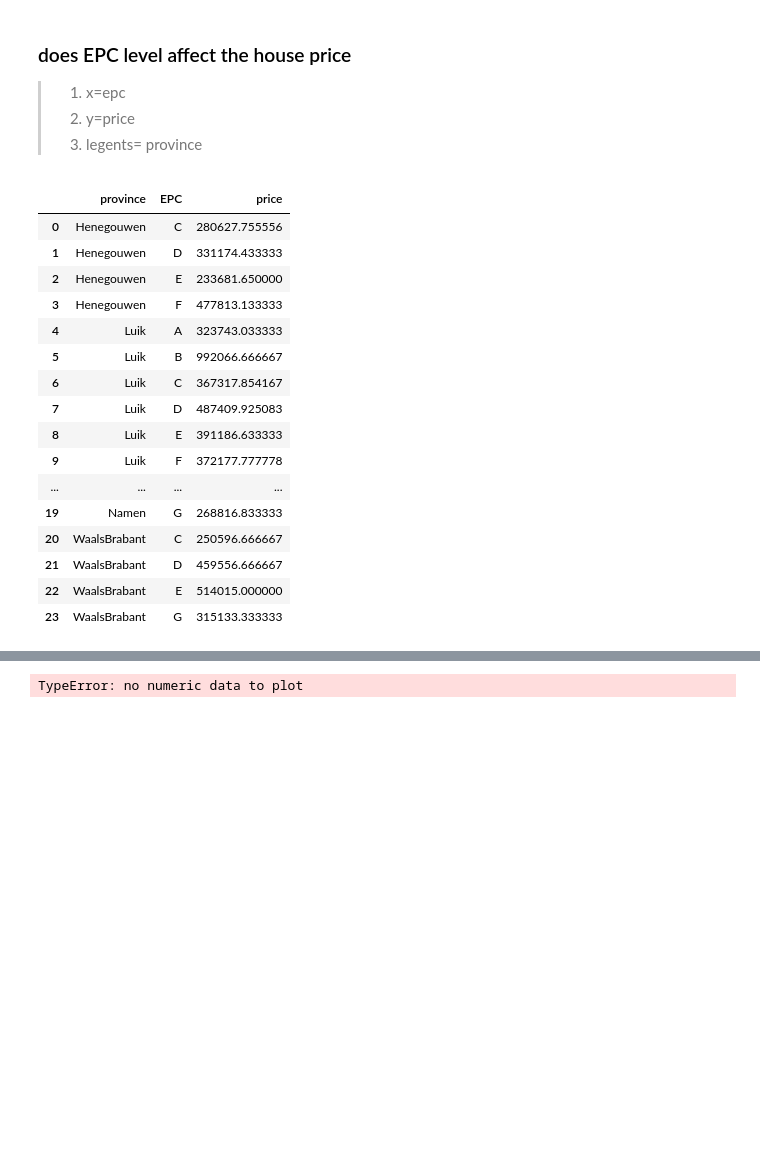
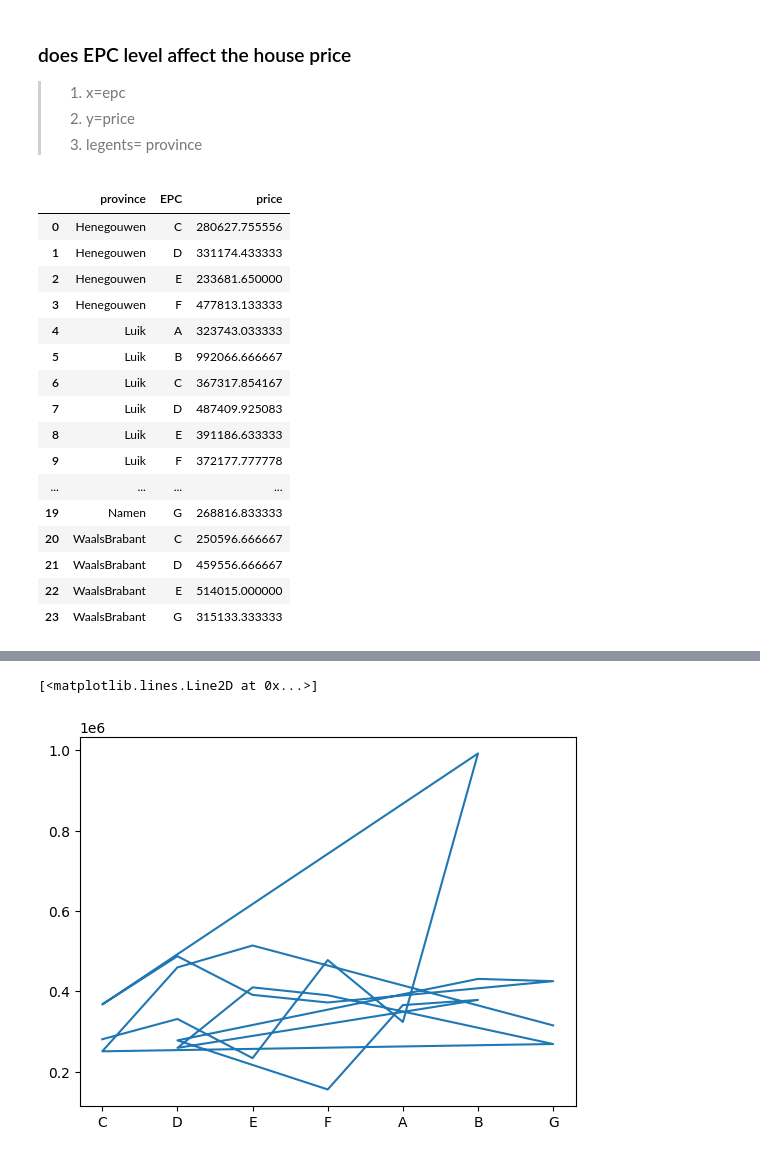
Before and after one commit to duckduckyaya/real-estate-price-prediction, a Jupyter notebook: data-acquisition/cleaning-data.ipynb, the cells around one changed output, grey strips where cells are left out. Cells and saved outputs as stored; diff of their text form; code cells hidden in the pictures; blank space fills up the shorter version.

Commit message:
still need to fix error from line plot

```diff
--- a/data-acquisition/cleaning-data.ipynb
+++ b/data-acquisition/cleaning-data.ipynb
@@ -293,23 +290,19 @@ a_price = new_set_with_epc.groupby(['province','EPC'])['price'].mean().reset_ind
 a_price = a_price[:-1]
 display(a_price)
 
-# epc = a_price.set_index(['province', 'EPC']).price.unstack().add_prefix('province')
+# # epc = a_price.set_index(['province', 'EPC']).price.unstack().add_prefix('province')
+#
+# epc = a_price.set_index(['province', 'EPC']).unstack()
+# epc.columns = [f'{i}_{j}' for i, j in epc.columns]
+# epc.reset_index()
 
-epc = a_price.set_index(['province', 'EPC']).unstack()
-epc.columns = [f'{i}_{j}' for i, j in epc.columns]
-epc.reset_index()
+# line plot
 
+#plot line
+price = a_price['price']
+epc = a_price['EPC']
 
-#replace nan to zero
-list_column = ['price_A', 'price_B', 'price_C', 'price_D', 'price_E', 'price_F', 'price_G']
-epc[list_column] = epc[list_column].fillna(0)
-display(epc)
-
-# staked bar chart
-
-df.plot(x='price', kind='bar', stacked=True,
-        title='Stacked Bar Graph by dataframe')
-plt.show()
+plt.plot(epc, price, label='house predict')
 # %% [output]
 |  | province | EPC | price |
 | 0 | Henegouwen | C | 280627.755556 |
@@ -338 +324,2 @@ plt.show()
-TypeError: no numeric data to plot
+[<matplotlib.lines.Line2D at 0x...>]
+[figure, added]
```
Also changed, not shown: parts of 5 cells of this notebook.
